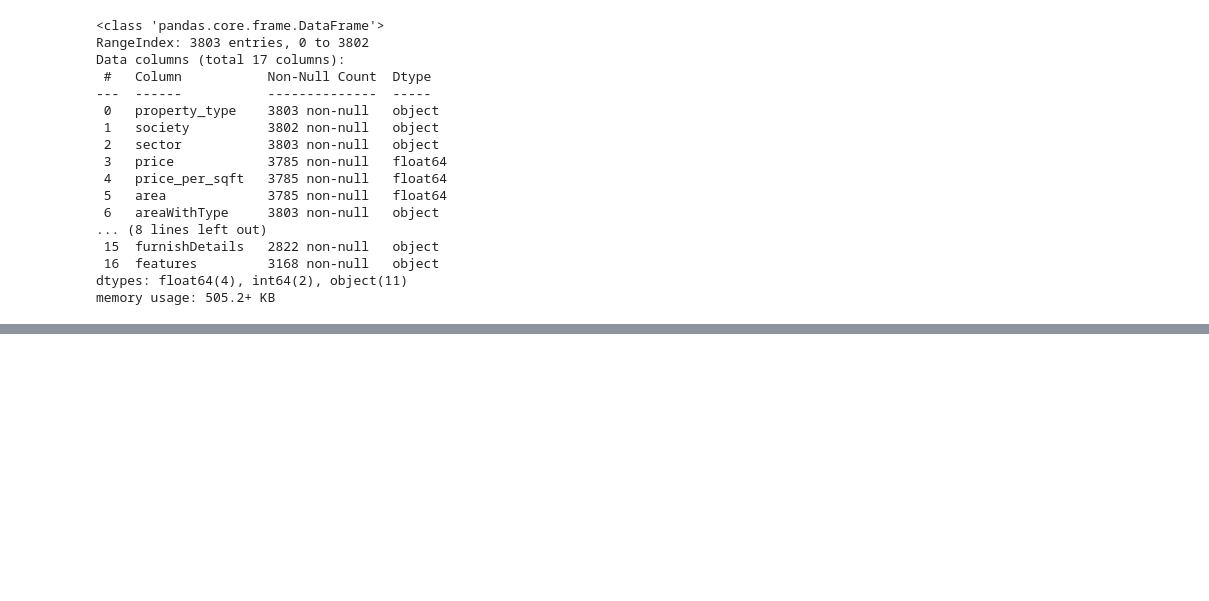
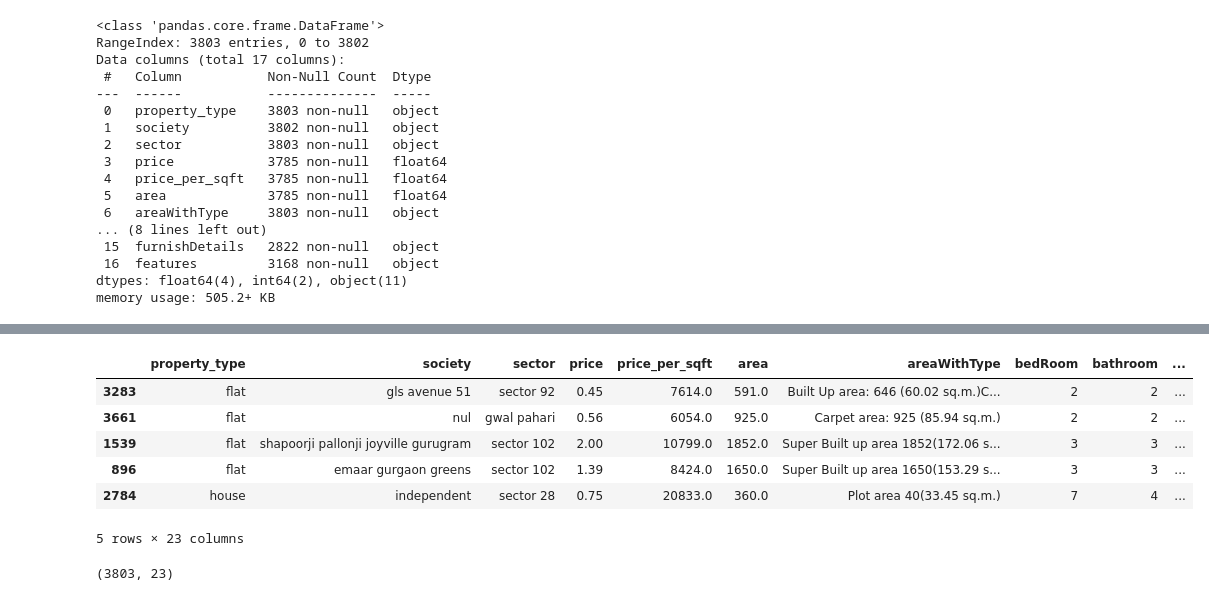
Before and after one commit to Data-Gyan/HousingAdvisor, a Jupyter notebook: feature-engineering.ipynb, the cells around one changed output, grey strips where cells are left out. Drawn from its saved outputs; the diff is of its cells as text; code cells hidden in the pictures; blank space fills up the shorter version.

```diff
--- a/feature-engineering.ipynb
+++ b/feature-engineering.ipynb
@@ -33,0 +609,3 @@ memory usage: 505.2+ KB
+# %%
+df['luxury_score'] = luxury_score
+df.head()
@@ -33,0 +620,16 @@ memory usage: 505.2+ KB
+# %%
+# cols to drop -> nearbyLocations,furnishDetails, features,features_list, additionalRoom
+df.drop(columns=['nearbyLocations','furnishDetails','features','features_list','additionalRoom'],inplace=True)
+df.sample(5)
+# %% [output]
+|  | property_type | society | sector | price | price_per_sqft | area | areaWithType | bedRoom | bathroom | ... |
+| 3283 | flat | gls avenue 51 | sector 92 | 0.45 | 7614.0 | 591.0 | Built Up area: 646 (60.02 sq.m.)C... | 2 | 2 | ... |
+| 3661 | flat | nul | gwal pahari | 0.56 | 6054.0 | 925.0 | Carpet area: 925 (85.94 sq.m.) | 2 | 2 | ... |
+| 1539 | flat | shapoorji pallonji joyville gurugram | sector 102 | 2.00 | 10799.0 | 1852.0 | Super Built up area 1852(172.06 s... | 3 | 3 | ... |
+| 896 | flat | emaar gurgaon greens | sector 102 | 1.39 | 8424.0 | 1650.0 | Super Built up area 1650(153.29 s... | 3 | 3 | ... |
+| 2784 | house | independent | sector 28 | 0.75 | 20833.0 | 360.0 | Plot area 40(33.45 sq.m.) | 7 | 4 | ... |
+5 rows × 23 columns
+# %%
+df.shape
+# %% [output]
+(3803, 23)
```
Also changed, not shown: parts of 56 cells of this notebook, 2 other files.
